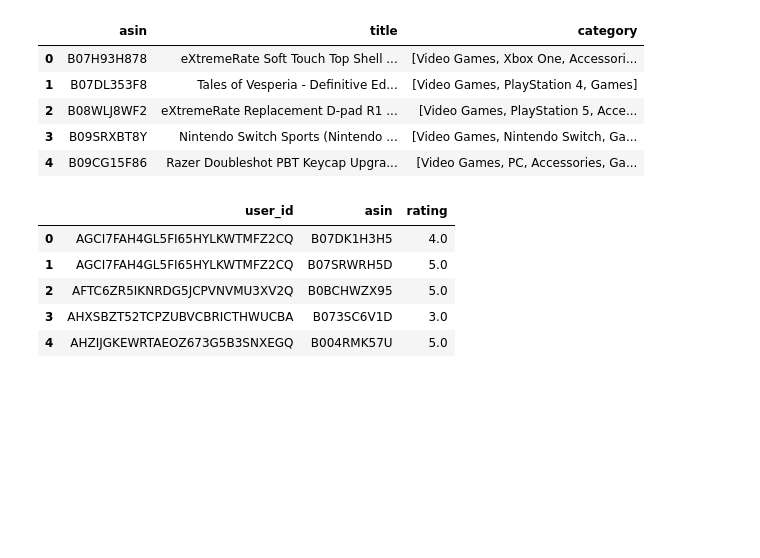
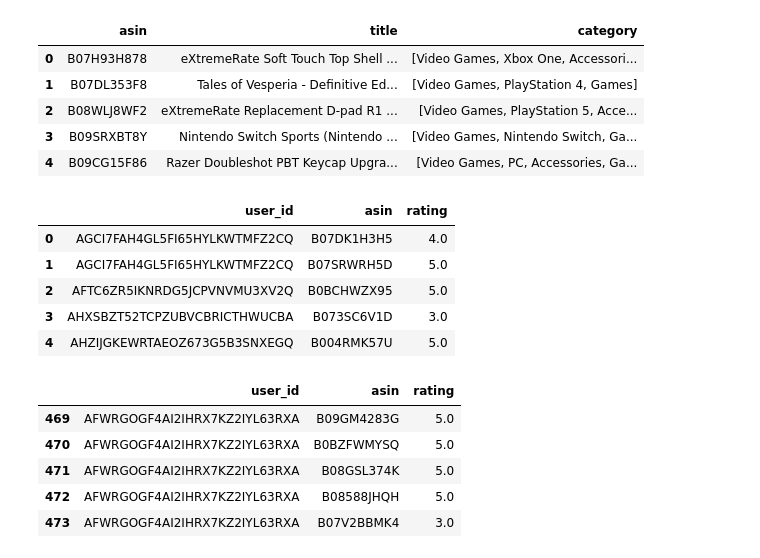
Before and after one commit to 2025-Recommendation-System-Project/Data_Acquisition, a Jupyter notebook: main.ipynb, the cells around one changed output. Drawn from its saved outputs; the diff is of its cells as text; code cells hidden in the pictures; blank space fills up the shorter version.

Commit message:
FEAT: review 데이터 필터링

```diff
--- a/main.ipynb
+++ b/main.ipynb
@@ -152,4 +152,19 @@ review_df.head()
 | 2 | AFTC6ZR5IKNRDG5JCPVNVMU3XV2Q | B0BCHWZX95 | 5.0 |
 | 3 | AHXSBZT52TCPZUBVCBRICTHWUCBA | B073SC6V1D | 3.0 |
 | 4 | AHZIJGKEWRTAEOZ673G5B3SNXEGQ | B004RMK57U | 5.0 |
+# %%
+user_item_counts = review_df.groupby('user_id')['asin'].nunique()
+
+qualified_users = user_item_counts[user_item_counts >= 20].index
+
+filtered_df = review_df[review_df['user_id'].isin(qualified_users)]
+
+filtered_df.head()
+# %% [output]
+|  | user_id | asin | rating |
+| 469 | AFWRGOGF4AI2IHRX7KZ2IYL63RXA | B09GM4283G | 5.0 |
+| 470 | AFWRGOGF4AI2IHRX7KZ2IYL63RXA | B0BZFWMYSQ | 5.0 |
+| 471 | AFWRGOGF4AI2IHRX7KZ2IYL63RXA | B08GSL374K | 5.0 |
+| 472 | AFWRGOGF4AI2IHRX7KZ2IYL63RXA | B08588JHQH | 5.0 |
+| 473 | AFWRGOGF4AI2IHRX7KZ2IYL63RXA | B07V2BBMK4 | 3.0 |
 # %%
```
Also changed, not shown: parts of 1 cell of this notebook, 1 other file.
